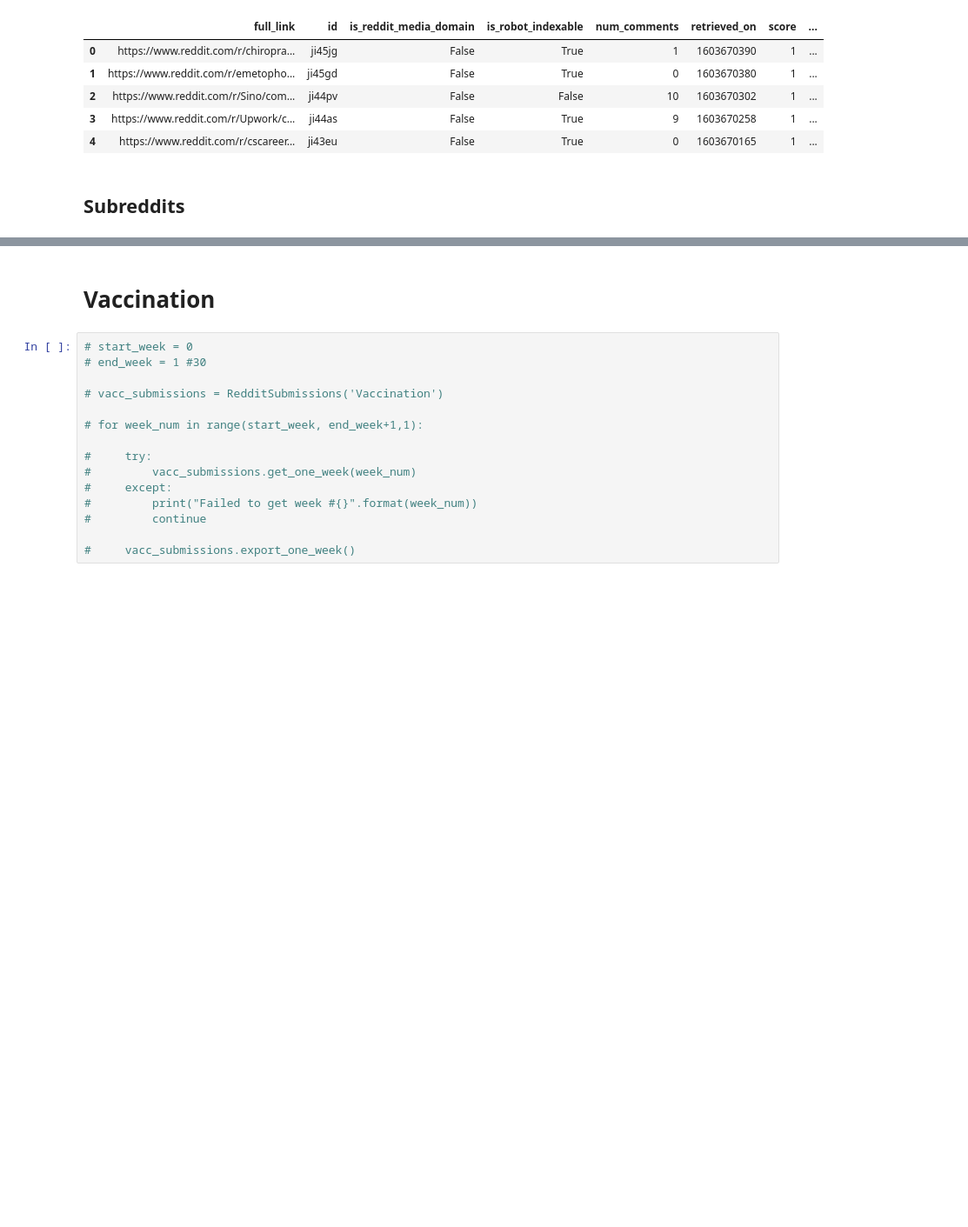
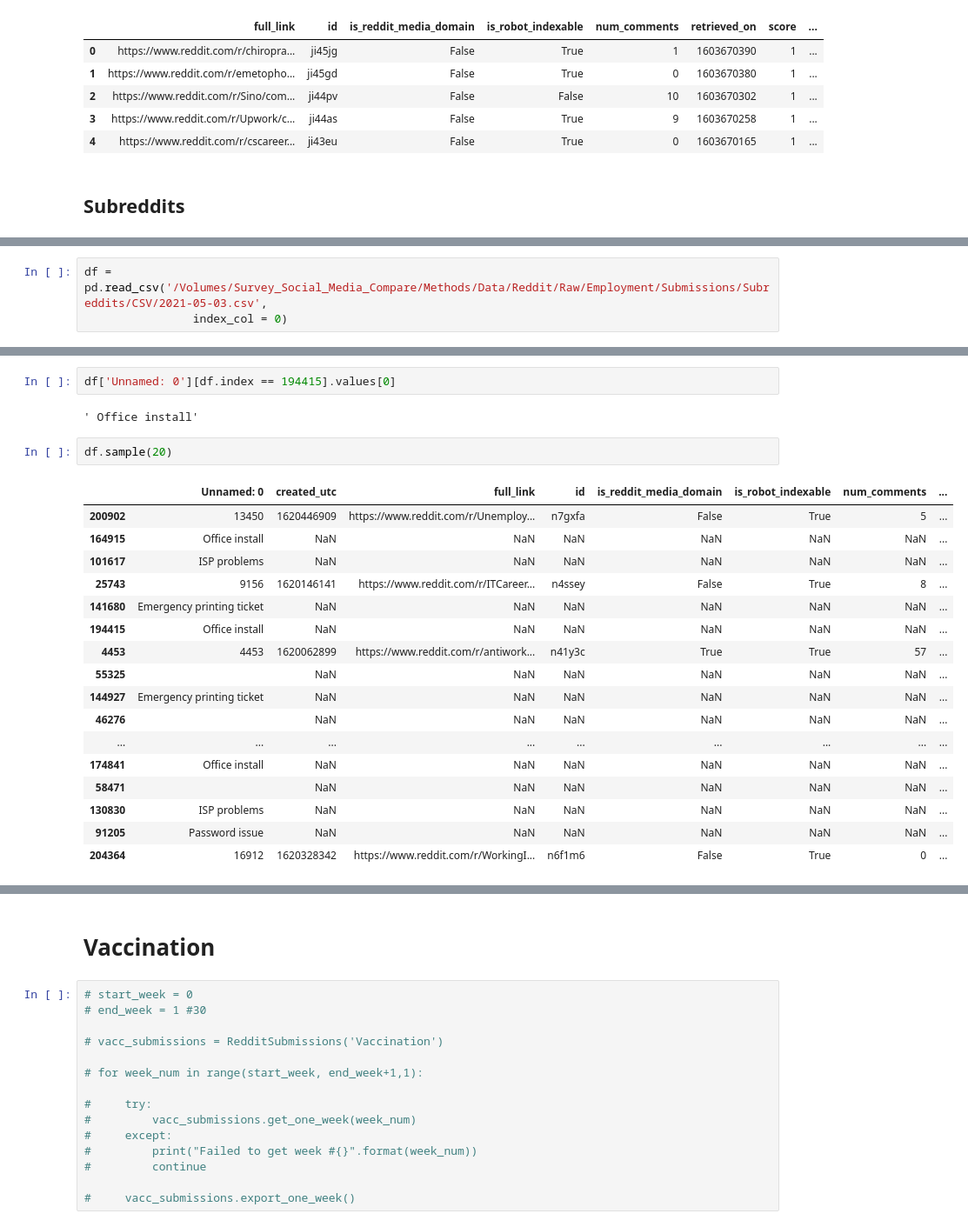
Before and after one commit to factitious/survey_v_social_media, a Jupyter notebook: Methods/Scripts/Reddit/Main.ipynb, the cells around one changed output, grey strips where cells are left out. Shown at 87% size. Cells and saved outputs as stored; diff of their text form; blank space fills up the shorter version.

```diff
--- a/Methods/Scripts/Reddit/Main.ipynb
+++ b/Methods/Scripts/Reddit/Main.ipynb
@@ -178,0 +217,3 @@ for week_num in range(start_week, end_week+1,1):
+# %%
+df = pd.read_csv('/Volumes/Survey_Social_Media_Compare/Methods/Data/Reddit/Raw/Employment/Submissions/Subreddits/CSV/2021-05-03.csv',
+                index_col = 0)
@@ -178,0 +236,24 @@ for week_num in range(start_week, end_week+1,1):
+# %%
+df['Unnamed: 0'][df.index == 194415].values[0]
+# %% [output]
+' Office install'
+# %%
+df.sample(20)
+# %% [output]
+|  | Unnamed: 0 | created_utc | full_link | id | is_reddit_media_domain | is_robot_indexable | num_comments | ... |
+| 200902 | 13450 | 1620446909 | https://www.reddit.com/r/Unemploy... | n7gxfa | False | True | 5 | ... |
+| 164915 | Office install | NaN | NaN | NaN | NaN | NaN | NaN | ... |
+| 101617 | ISP problems | NaN | NaN | NaN | NaN | NaN | NaN | ... |
+| 25743 | 9156 | 1620146141 | https://www.reddit.com/r/ITCareer... | n4ssey | False | True | 8 | ... |
+| 141680 | Emergency printing ticket | NaN | NaN | NaN | NaN | NaN | NaN | ... |
+| 194415 | Office install | NaN | NaN | NaN | NaN | NaN | NaN | ... |
+| 4453 | 4453 | 1620062899 | https://www.reddit.com/r/antiwork... | n41y3c | True | True | 57 | ... |
+| 55325 |  | NaN | NaN | NaN | NaN | NaN | NaN | ... |
+| 144927 | Emergency printing ticket | NaN | NaN | NaN | NaN | NaN | NaN | ... |
+| 46276 |  | NaN | NaN | NaN | NaN | NaN | NaN | ... |
+| ... | ... | ... | ... | ... | ... | ... | ... | ... |
+| 174841 | Office install | NaN | NaN | NaN | NaN | NaN | NaN | ... |
+| 58471 |  | NaN | NaN | NaN | NaN | NaN | NaN | ... |
+| 130830 | ISP problems | NaN | NaN | NaN | NaN | NaN | NaN | ... |
+| 91205 | Password issue | NaN | NaN | NaN | NaN | NaN | NaN | ... |
+| 204364 | 16912 | 1620328342 | https://www.reddit.com/r/WorkingI... | n6f1m6 | False | True | 0 | ... |
```
Also changed, not shown: parts of 11 cells of this notebook, 1 other file.
